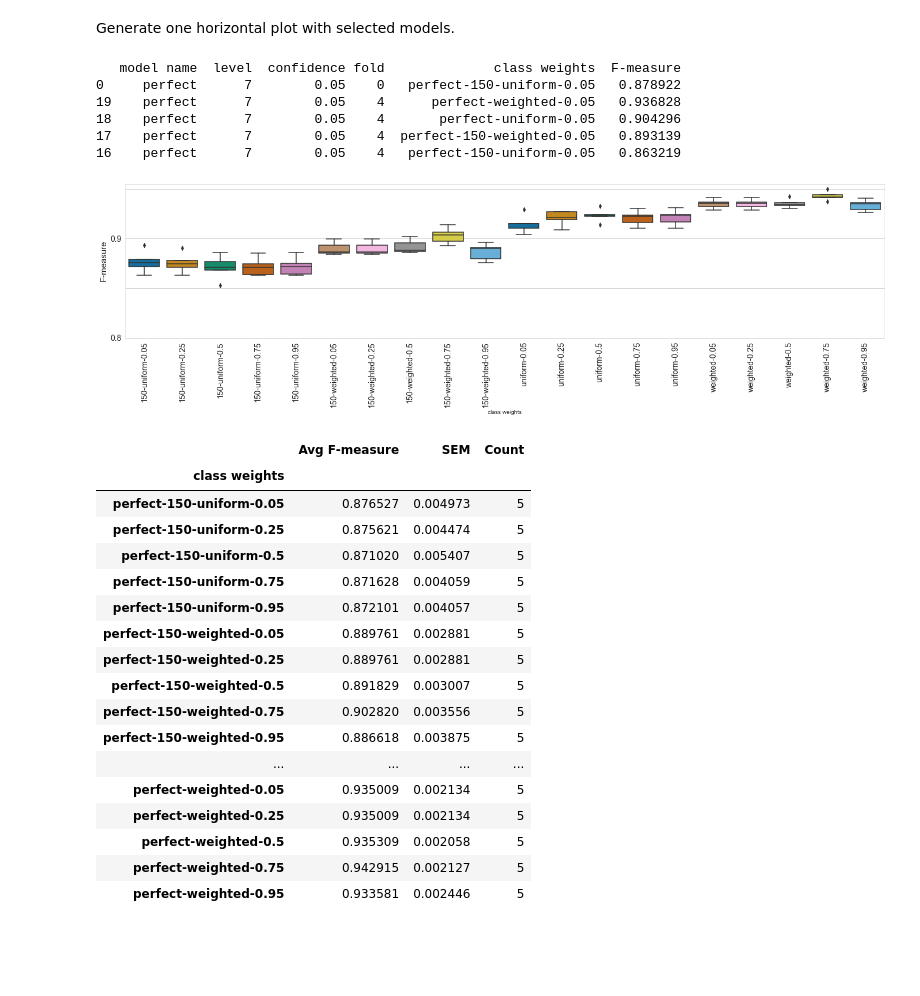
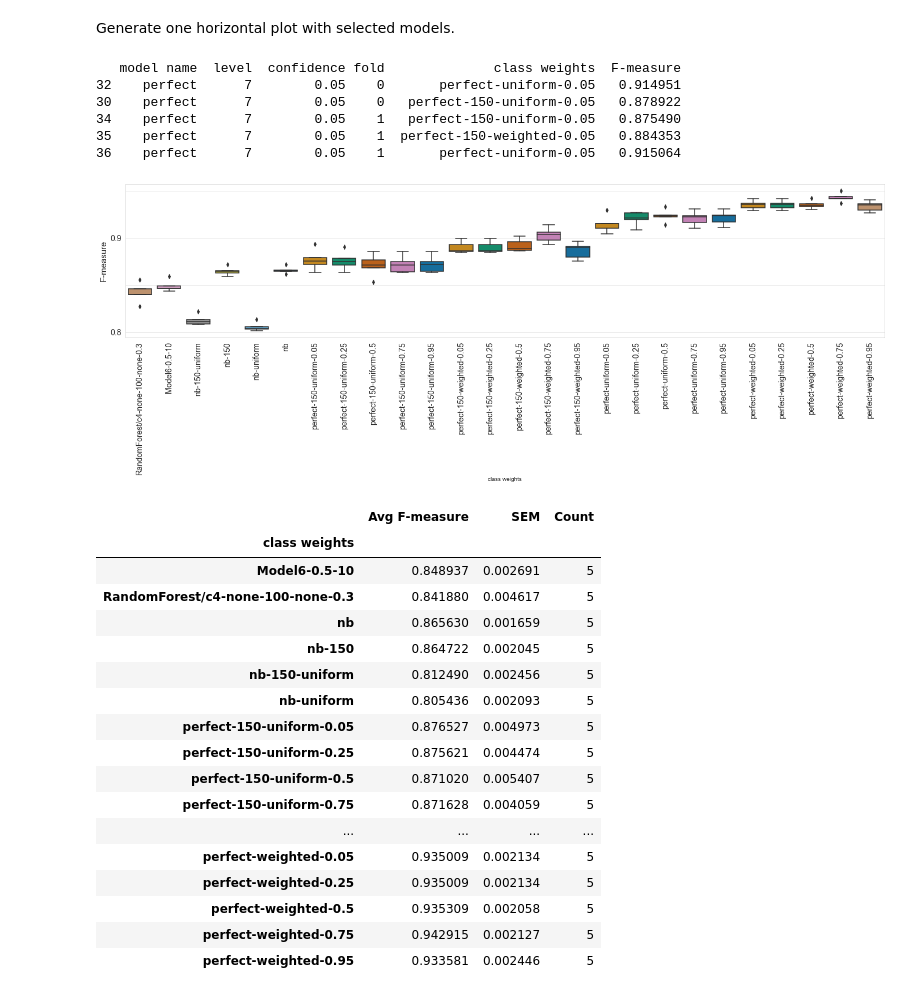
Before and after one commit to BenKaehler/paycheck, a Jupyter notebook: analysis/paycheck-eval-PerfectClassifier.ipynb, the cells around one changed output. Saved outputs shown, nothing was run; the diff lists cells and outputs as text; code cells hidden in the pictures; blank space fills up the shorter version.

Commit message:
added Perfect Classifier notebook

```diff
--- a/analysis/paycheck-eval-PerfectClassifier.ipynb
+++ b/analysis/paycheck-eval-PerfectClassifier.ipynb
@@ -325,7 +439,7 @@ Name: abundance, dtype: int64
 ## Visualise classification accuracy
 Run the cells below to generate plots showing various accuracy metrics of different samples and class weights (your classifiers) at all taxonomy levels. Only results of `weighted` analysis will be taken into account and used for plotting. All plots will be generated only for the `species` level (level 7).
 # %%
-level7 = prf_results_clean[prf_results_clean['level'] == 7]
+level7 = all_data[all_data['level'] == 7]
 level7_weighted = level7[level7['method'] == 'weighted']
 # %%
 print(level7_weighted.shape)
@@ -399,3 +476,10 @@ data_cnn.head(2)
+# %%
+best_models = ["RandomForest/c4-none-100-none-0.3", "Model6-0.5-10", "nb-150-uniform", "nb-150", "nb-uniform", "nb"]
+
+selection1 = level7_weighted["class weights"].isin(best_models)
+selection2 = level7_weighted["class weights"].str.startswith(("perfect",))
+
+level7_weighted_selection = level7_weighted[selection1 | selection2]
 # %% [markdown]
 ### Metrics per taxonomic level
 # %% [markdown]
@@ -403,7 +487,7 @@ Generate one horizontal plot with selected models.
 # %%
 from matplotlib.ticker import AutoMinorLocator
 
-def plot_all_boxes(data, metric, params, y_ticks_major, y_ticks_minor, palette, save_loc=None):
+def plot_all_boxes(data, metric, params, y_ticks_major, y_ticks_minor, palette, model_order=None, save_loc=None):
     with sns.axes_style("whitegrid"):
         fig, axes = plt.subplots(1, 1)
         fig.set_size_inches(24, 5)
@@ -417,13 +501,14 @@ def plot_all_boxes(data, metric, params, y_ticks_major, y_ticks_minor, palette,
         print(axis_data.head())
 
         # sort by confidence to plot in confidence groups
-        all_models = axis_data["class weights"].unique()
-        all_models_sorted = sorted(all_models, key=lambda x: x.rsplit("-", 1)[0])
+        if not model_order:
+            all_models = axis_data["class weights"].unique()
+            model_order = sorted(all_models, key=lambda x: x.rsplit("-", 1)[0])
 
         # set proper colours
         base_colors = sns.color_palette(palette, axis_data[params].drop_duplicates(inplace=False).shape[0])
-        color_palette = base_colors
-        g = sns.boxplot(x="class weights", y=metric, data=axis_data, ax=axes, palette=color_palette, order=all_models_sorted)
+        color_palette = base_colors[5:10] + (4 * base_colors[0:5])
+        g = sns.boxplot(x="class weights", y=metric, data=axis_data, ax=axes, palette=color_palette, order=model_order)
 
         # set custom y ticks
         g.yaxis.set_ticks(np.arange(y_ticks_major[0], y_ticks_major[1], 0.1))
@@ -442,8 +527,8 @@ def plot_all_boxes(data, metric, params, y_ticks_major, y_ticks_minor, palette,
             tick.label.set_rotation(90)
 
         # relabel x-axis tick for easier identification
-        new_x_tick_labels = ["-".join(tick._text.split("/")[-1].split("-")[1:]) for tick in g.get_xticklabels()]
-        g.set_xticklabels(new_x_tick_labels)
+#         new_x_tick_labels = ["-".join(tick._text.split("/")[-1].split("-")[1:]) for tick in g.get_xticklabels()]
+#         g.set_xticklabels(new_x_tick_labels)
 
         if save_loc:
             fig.savefig(save_loc, dpi=300)
@@ -461,45 +546,52 @@ def calculate_aggregate_metrics(axis_data, metric, grouping_column):
 def weighted_stats(x, metric):
     d1 = DescrStatsW(x[metric], weights=x['abundance'])
     return pd.Series([d1.mean], index=[metric])
+# %%
+model_order = [
+    'RandomForest/c4-none-100-none-0.3', 'Model6-0.5-10', 'nb-150-uniform', 'nb-150', 'nb-uniform', 'nb',
+    'perfect-150-uniform-0.05', 'perfect-150-uniform-0.25', 'perfect-150-uniform-0.5', 'perfect-150-uniform-0.75', 'perfect-150-uniform-0.95',
+    'perfect-150-weighted-0.05', 'perfect-150-weighted-0.25', 'perfect-150-weighted-0.5', 'perfect-150-weighted-0.75', 'perfect-150-weighted-0.95',
+    'perfect-uniform-0.05', 'perfect-uniform-0.25', 'perfect-uniform-0.5', 'perfect-uniform-0.75', 'perfect-uniform-0.95',
+    'perfect-weighted-0.05', 'perfect-weighted-0.25', 'perfect-weighted-0.5', 'perfect-weighted-0.75', 'perfect-weighted-0.95'
+]
 # %%
 metric = "F-measure"
 params = []
 y_ticks_major = [0.80, 1.0]
 y_ticks_minor = 2
 other_columns = ["level", "model name", "confidence", "fold", "class weights", "weights", "abundance"]
-conf_levels = [0.3, 0.4, 0.5, 0.6, 0.7, 0.8]
 palette = "colorblind"
-# save_loc = os.path.join(project_dir, sample_types[0], f"fig-{metric}-allmodels-updated-low-confs.svg")
+save_loc = os.path.join(project_dir, sample_types[0], f"fig-{metric}-perfect-classifier-and-co.svg")
 save_loc = None
 
-data_slice = level7_weighted_folds_abundance[["F-measure", "Precision", "Recall"] + params + other_columns]
+data_slice = level7_weighted_selection[["F-measure", "Precision", "Recall"] + params + other_columns]
 
 selection1 = (data_slice["weights"].isin(["weighted", "uniform"]))
 data = data_slice[selection1]
 
-axis_data = plot_all_boxes(data, metric, params, y_ticks_major, y_ticks_minor, palette, save_loc=save_loc)
+axis_data = plot_all_boxes(data, metric, params, y_ticks_major, y_ticks_minor, palette, model_order=model_order, save_loc=save_loc)
 
 calculate_aggregate_metrics(axis_data, metric, "class weights")
 # %% [output]
    model name  level  confidence fold              class weights  F-measure
-0     perfect      7        0.05    0   perfect-150-uniform-0.05   0.878922
-19    perfect      7        0.05    4      perfect-weighted-0.05   0.936828
-18    perfect      7        0.05    4       perfect-uniform-0.05   0.904296
-17    perfect      7        0.05    4  perfect-150-weighted-0.05   0.893139
-16    perfect      7        0.05    4   perfect-150-uniform-0.05   0.863219
+32    perfect      7        0.05    0       perfect-uniform-0.05   0.914951
+30    perfect      7        0.05    0   perfect-150-uniform-0.05   0.878922
+34    perfect      7        0.05    1   perfect-150-uniform-0.05   0.875490
+35    perfect      7        0.05    1  perfect-150-weighted-0.05   0.884353
+36    perfect      7        0.05    1       perfect-uniform-0.05   0.915064
-[figure, old version]
+[figure, new version]
 |  | Avg F-measure | SEM | Count |
 | class weights |  |  |  |
+| Model6-0.5-10 | 0.848937 | 0.002691 | 5 |
+| RandomForest/c4-none-100-none-0.3 | 0.841880 | 0.004617 | 5 |
+| nb | 0.865630 | 0.001659 | 5 |
+| nb-150 | 0.864722 | 0.002045 | 5 |
+| nb-150-uniform | 0.812490 | 0.002456 | 5 |
+| nb-uniform | 0.805436 | 0.002093 | 5 |
 | perfect-150-uniform-0.05 | 0.876527 | 0.004973 | 5 |
 | perfect-150-uniform-0.25 | 0.875621 | 0.004474 | 5 |
 | perfect-150-uniform-0.5 | 0.871020 | 0.005407 | 5 |
 | perfect-150-uniform-0.75 | 0.871628 | 0.004059 | 5 |
-| perfect-150-uniform-0.95 | 0.872101 | 0.004057 | 5 |
-| perfect-150-weighted-0.05 | 0.889761 | 0.002881 | 5 |
-| perfect-150-weighted-0.25 | 0.889761 | 0.002881 | 5 |
-| perfect-150-weighted-0.5 | 0.891829 | 0.003007 | 5 |
-| perfect-150-weighted-0.75 | 0.902820 | 0.003556 | 5 |
-| perfect-150-weighted-0.95 | 0.886618 | 0.003875 | 5 |
 | ... | ... | ... | ... |
 | perfect-weighted-0.05 | 0.935009 | 0.002134 | 5 |
 | perfect-weighted-0.25 | 0.935009 | 0.002134 | 5 |
```
Also changed, not shown: parts of 37 cells of this notebook.
